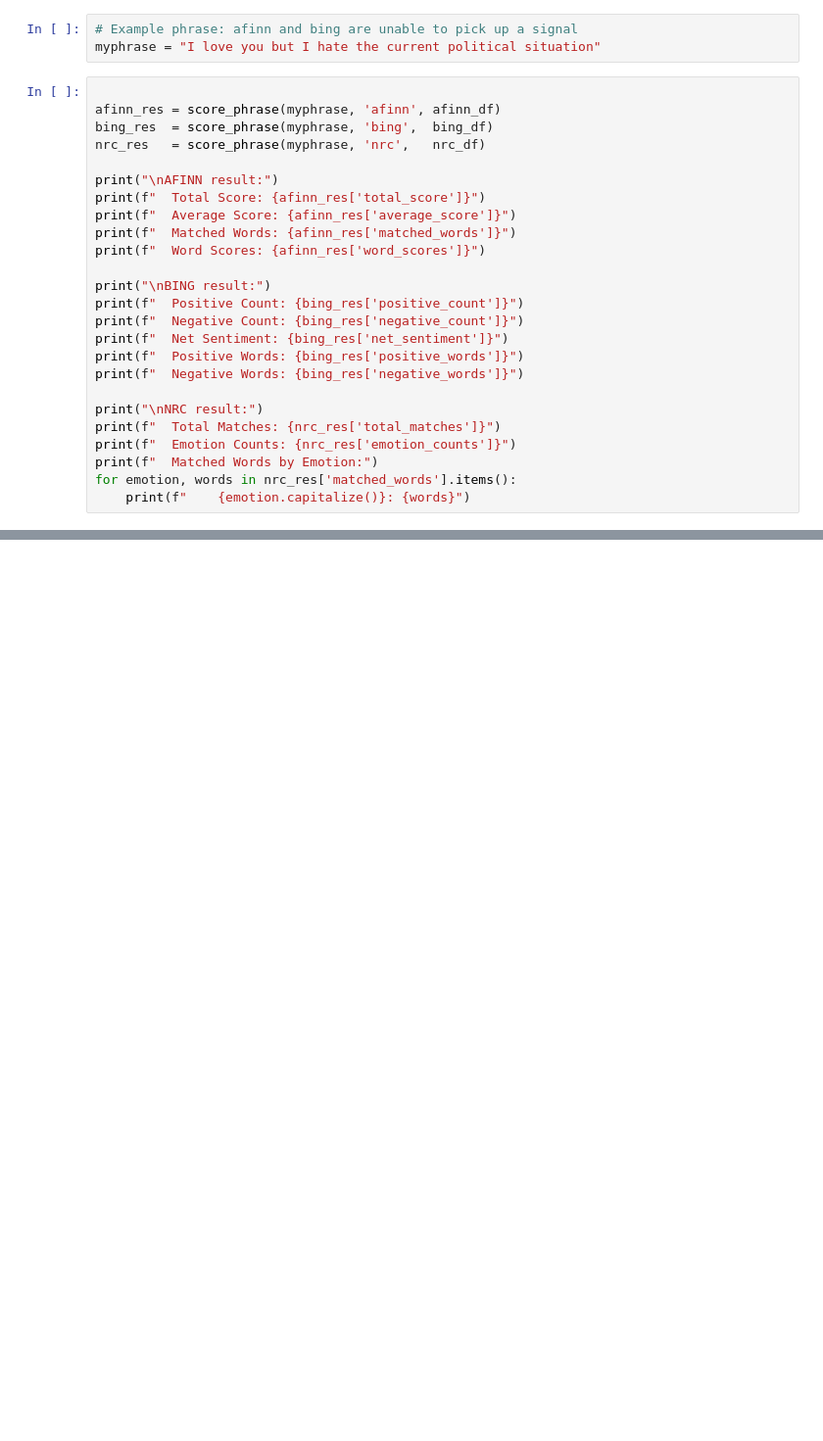
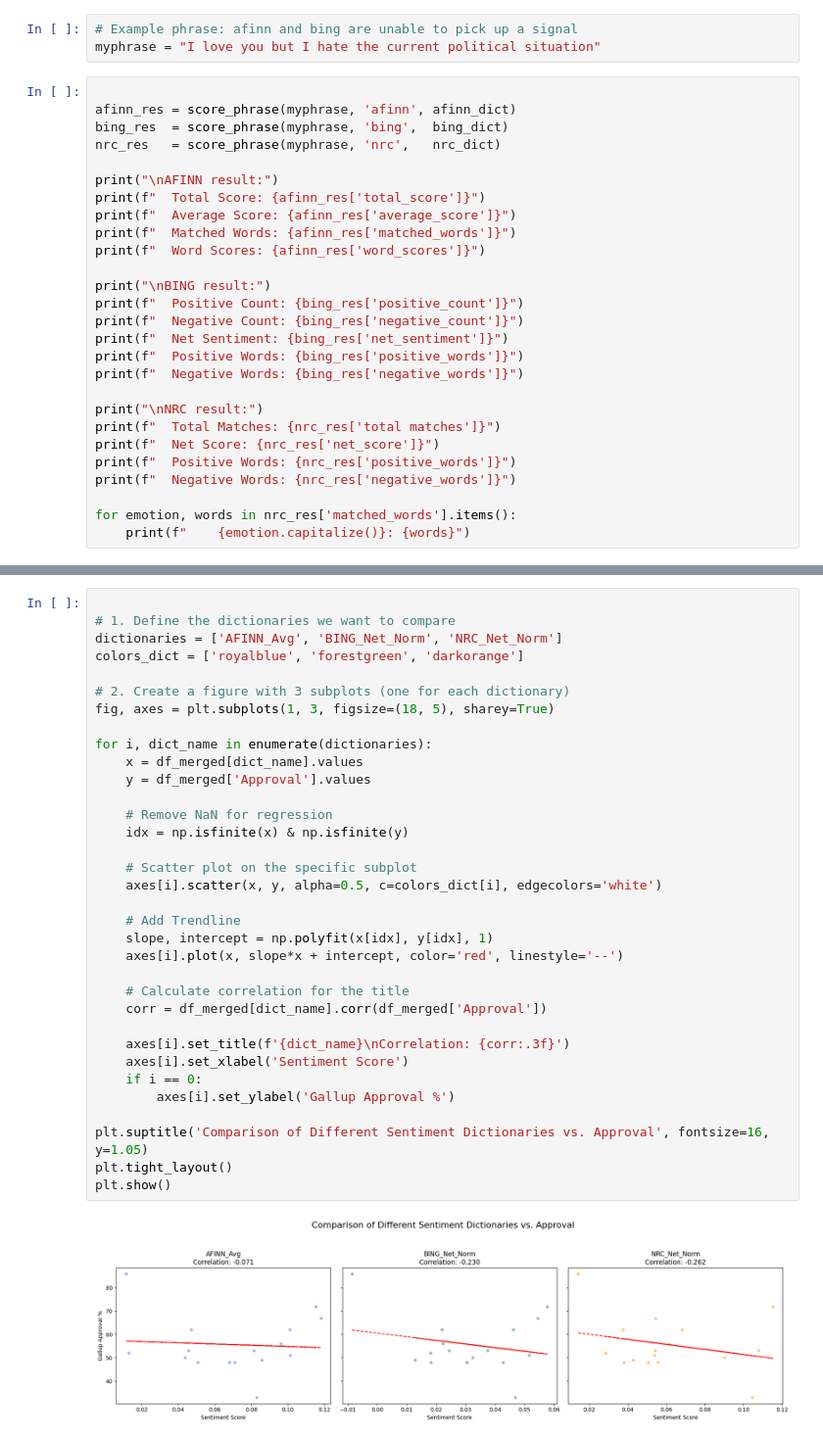
Before and after one commit to sps-unimi-it/intro-to-gh-classroom-sara-garbini, a Jupyter notebook: Exam_project.ipynb, the cells around one changed output, grey strips where cells are left out. Shown at 98% size. Drawn from its saved outputs; the diff is of its cells as text; blank space fills up the shorter version.

Commit message:
optimize sentiment lookup by using dictionaries instead of DataFrames and add content-lenght bias verification

```diff
--- a/Exam_project.ipynb
+++ b/Exam_project.ipynb
@@ -173,9 +222,9 @@ EXAMPLE ANALYSIS
 myphrase = "I love you but I hate the current political situation"
 # %%
 
-afinn_res = score_phrase(myphrase, 'afinn', afinn_df)
-bing_res  = score_phrase(myphrase, 'bing',  bing_df)
-nrc_res   = score_phrase(myphrase, 'nrc',   nrc_df)
+afinn_res = score_phrase(myphrase, 'afinn', afinn_dict)
+bing_res  = score_phrase(myphrase, 'bing',  bing_dict)
+nrc_res   = score_phrase(myphrase, 'nrc',   nrc_dict)
 
 print("\nAFINN result:")
 print(f"  Total Score: {afinn_res['total_score']}")
@@ -191,9 +240,11 @@ print(f"  Positive Words: {bing_res['positive_words']}")
 print(f"  Negative Words: {bing_res['negative_words']}")
 
 print("\nNRC result:")
-print(f"  Total Matches: {nrc_res['total_matches']}")
-print(f"  Emotion Counts: {nrc_res['emotion_counts']}")
-print(f"  Matched Words by Emotion:")
+print(f"  Total Matches: {nrc_res['total matches']}")
+print(f"  Net Score: {nrc_res['net_score']}")
+print(f"  Positive Words: {nrc_res['positive_words']}")
+print(f"  Negative Words: {nrc_res['negative_words']}")
+
 for emotion, words in nrc_res['matched_words'].items():
     print(f"    {emotion.capitalize()}: {words}")
 # %% [output]
@@ -218,0 +534,36 @@ NRC result:
+# %%
+
+# 1. Define the dictionaries we want to compare
+dictionaries = ['AFINN_Avg', 'BING_Net_Norm', 'NRC_Net_Norm']
+colors_dict = ['royalblue', 'forestgreen', 'darkorange']
+
+# 2. Create a figure with 3 subplots (one for each dictionary)
+fig, axes = plt.subplots(1, 3, figsize=(18, 5), sharey=True)
+
+for i, dict_name in enumerate(dictionaries):
+    x = df_merged[dict_name].values
+    y = df_merged['Approval'].values
+
+    # Remove NaN for regression
+    idx = np.isfinite(x) & np.isfinite(y)
+
+    # Scatter plot on the specific subplot
+    axes[i].scatter(x, y, alpha=0.5, c=colors_dict[i], edgecolors='white')
+
+    # Add Trendline
+    slope, intercept = np.polyfit(x[idx], y[idx], 1)
+    axes[i].plot(x, slope*x + intercept, color='red', linestyle='--')
+
+    # Calculate correlation for the title
+    corr = df_merged[dict_name].corr(df_merged['Approval'])
+
+    axes[i].set_title(f'{dict_name}\nCorrelation: {corr:.3f}')
+    axes[i].set_xlabel('Sentiment Score')
+    if i == 0:
+        axes[i].set_ylabel('Gallup Approval %')
+
+plt.suptitle('Comparison of Different Sentiment Dictionaries vs. Approval', fontsize=16, y=1.05)
+plt.tight_layout()
+plt.show()
+# %% [output]
+[figure, added]
```
Also changed, not shown: parts of 13 cells of this notebook.
